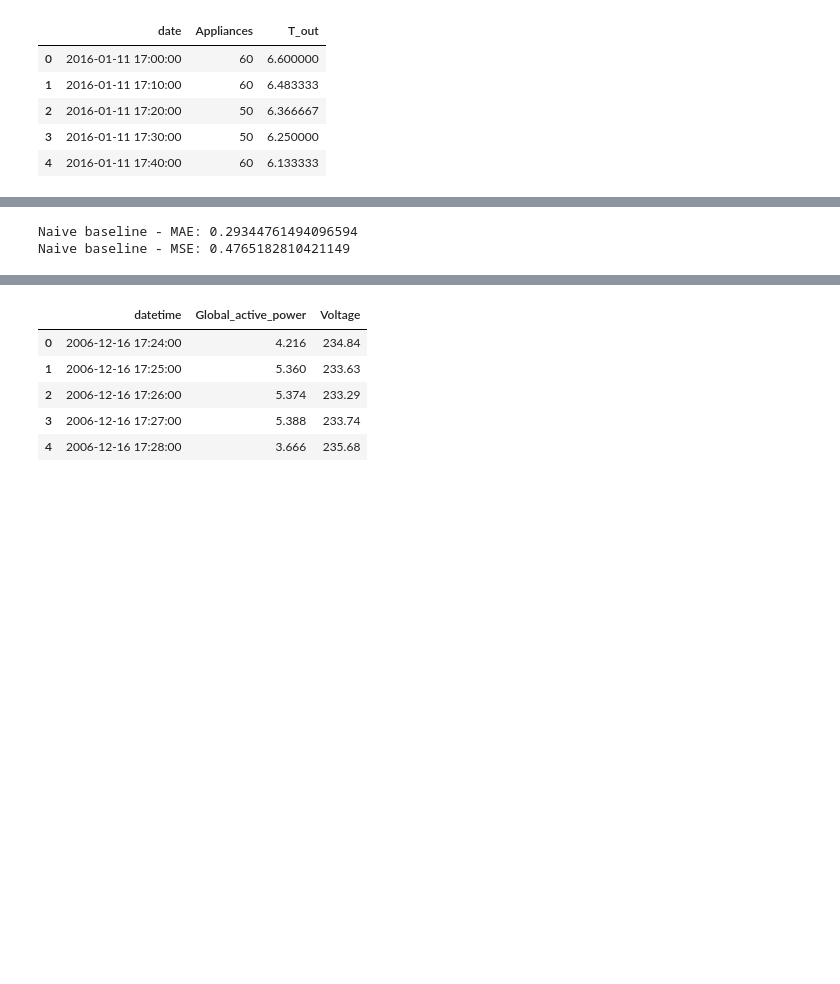
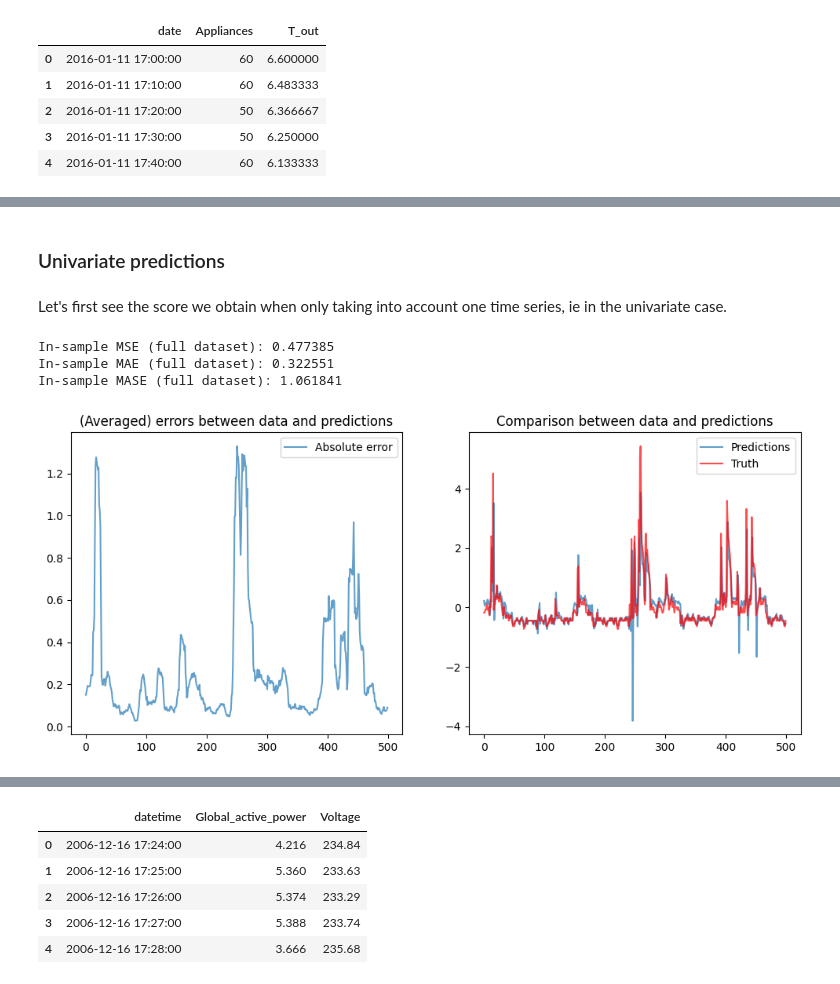
Before and after one commit to raphfaur/ctw, a Jupyter notebook: benchmark_bivariate.ipynb, the cells around one changed output, grey strips where cells are left out. Drawn from its saved outputs; the diff is of its cells as text; code cells hidden in the pictures; blank space fills up the shorter version.

```diff
--- a/benchmark_bivariate.ipynb
+++ b/benchmark_bivariate.ipynb
@@ -168,26 +163,13 @@ Test MAE: 0.295768034148796
-# %%
-# split chronologique
-split_idx = int(0.7 * len(seq_x))
-
-predictions = []
-actuals = []
-
-prev_x = x_train[-1]  # dernière valeur vue dans le train
-
-for x_i in seq_x:
-    pred = prev_x
-    predictions.append(pred)
-    actuals.append(x_i)
-    prev_x = x_i
-
-predictions = np.array(predictions)
-actuals = np.array(actuals)
-
-mae = np.mean(np.abs(predictions - actuals))
-mse = np.mean((predictions - actuals) ** 2)
-
-print("Naive baseline - MAE:", mae)
-print("Naive baseline - MSE:", mse)
-# %% [output]
-Naive baseline - MAE: 0.29344761494096594
-Naive baseline - MSE: 0.4765182810421149
+# %% [markdown]
+### Univariate predictions
+# %% [markdown]
+Let's first see the score we obtain when only taking into account one time series, ie in the univariate case.
+# %%
+n_samples = 10_000
+seq_x = np.array(df["Appliances"][:n_samples].tolist())
+predict_univariate(x=seq_x,online=True,plot_tree=True)
+# %% [output]
+In-sample MSE (full dataset): 0.477385
+In-sample MAE (full dataset): 0.322551
+In-sample MASE (full dataset): 1.061841
+[figure, added]
```
Also changed, not shown: parts of 31 cells of this notebook, 2 other files.
